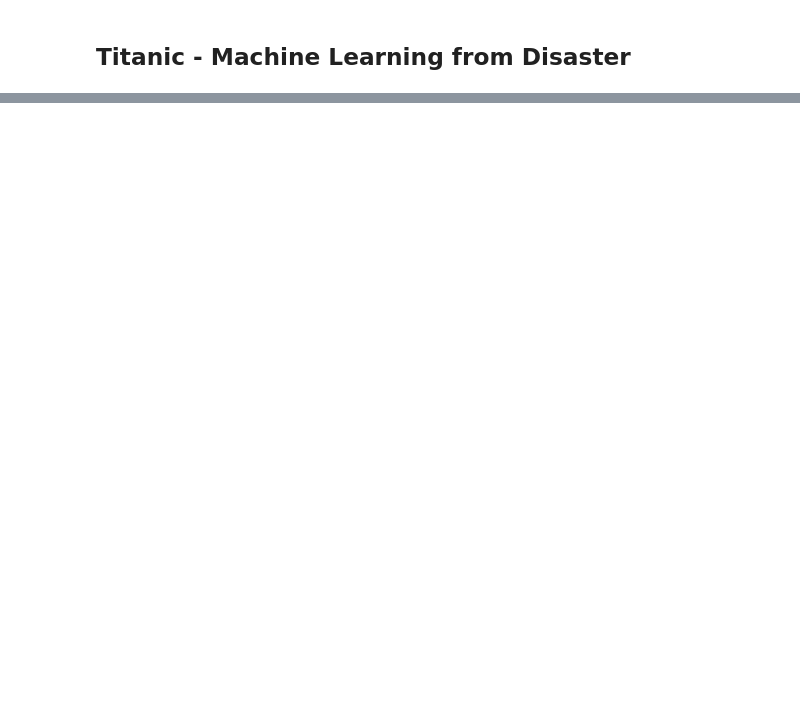
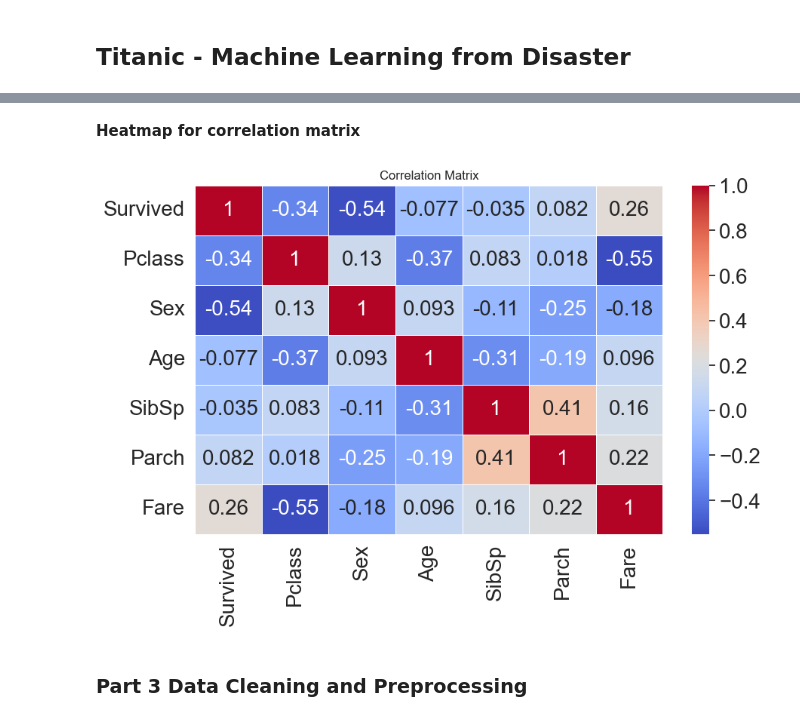
Before and after one commit to yayaya142/Titanic---ML-from-Disaster, a Jupyter notebook: src/titanic.ipynb, the cells around one changed output, grey strips where cells are left out. Cells and saved outputs as stored; diff of their text form; code cells hidden in the pictures; blank space fills up the shorter version.

```diff
--- a/src/titanic.ipynb
+++ b/src/titanic.ipynb
@@ -91,0 +210,12 @@ Your submission was successfully saved!
+# %% [markdown]
+**Heatmap for correlation matrix**
+# %%
+plt.figure(figsize=(10, 6))
+corr_matrix = train_data.corr(numeric_only=True)
+sns.heatmap(corr_matrix, annot=True, cmap='coolwarm', linewidths=0.5)
+plt.title('Correlation Matrix')
+plt.show()
+# %% [output]
+[figure, added]
+# %% [markdown]
+### Part 3 Data Cleaning and Preprocessing
```
Also changed, not shown: parts of 29 cells of this notebook, 1 other file.
